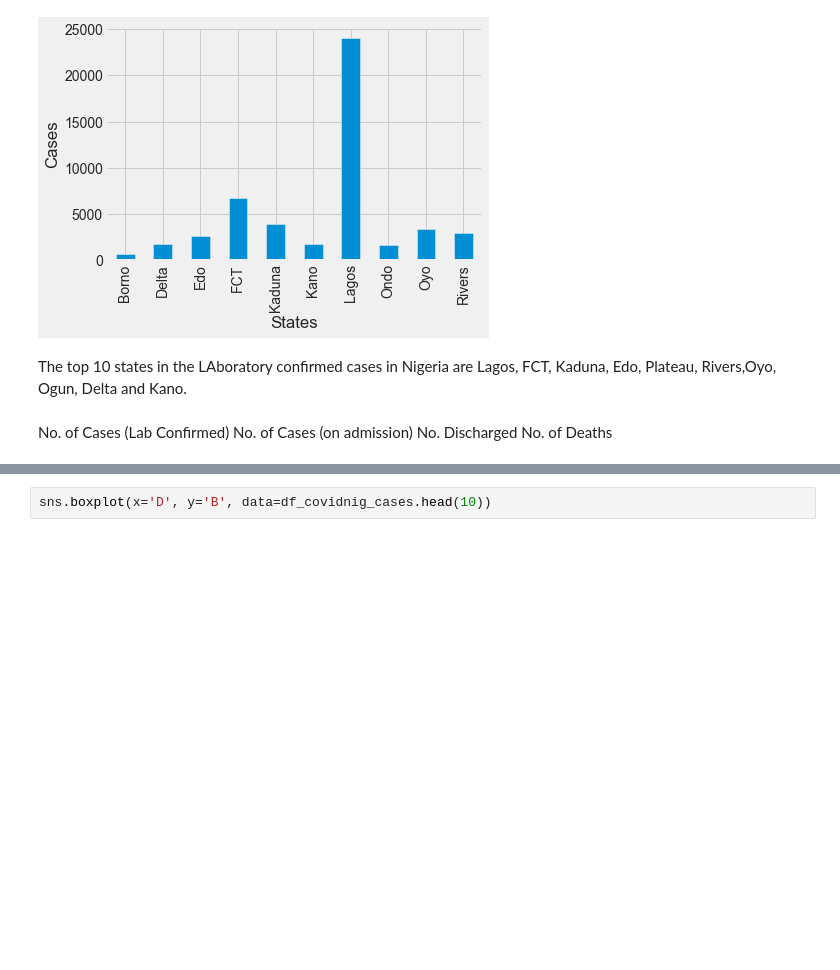
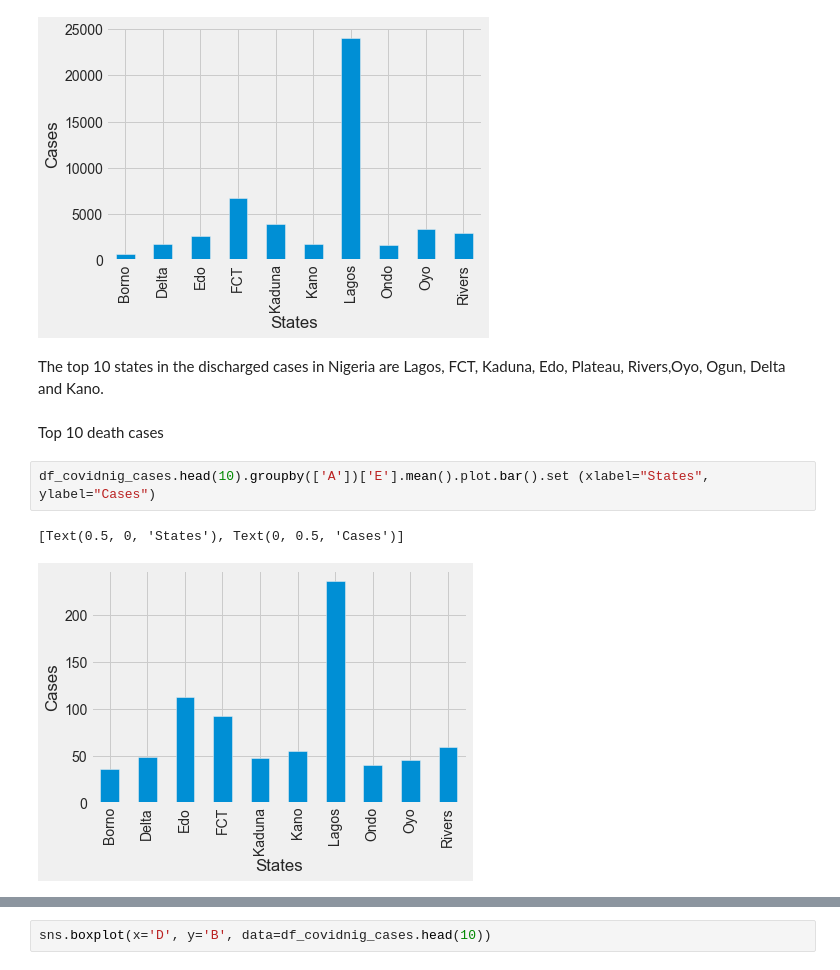
Before and after one commit to Obasteve/covid19dataanalysis, a Jupyter notebook: COVID19DATAANALYSIS.ipynb, the cells around one changed output, grey strips where cells are left out. Cells and saved outputs as stored; diff of their text form; blank space fills up the shorter version.

```diff
--- a/COVID19DATAANALYSIS.ipynb
+++ b/COVID19DATAANALYSIS.ipynb
@@ -260,6 +267,11 @@ df_covidnig_cases.head(10).groupby(['A'])['D'].mean().plot.bar().set (xlabel="St
 [Text(0.5, 0, 'States'), Text(0, 0.5, 'Cases')]
 [figure]
 # %% [markdown]
-The top 10 states in the LAboratory confirmed cases in Nigeria are Lagos, FCT, Kaduna, Edo, Plateau, Rivers,Oyo, Ogun, Delta and Kano.
+The top 10 states in the discharged  cases in Nigeria are Lagos, FCT, Kaduna, Edo, Plateau, Rivers,Oyo, Ogun, Delta and Kano.
-# %% [markdown]
-No. of Cases (Lab Confirmed)	No. of Cases (on admission)	No. Discharged	No. of Deaths
+# %% [markdown]
+Top 10 death cases
+# %%
+df_covidnig_cases.head(10).groupby(['A'])['E'].mean().plot.bar().set (xlabel="States", ylabel="Cases")
+# %% [output]
+[Text(0.5, 0, 'States'), Text(0, 0.5, 'Cases')]
+[figure, added]
```
Also changed, not shown: parts of 52 cells of this notebook, 1 other file.
